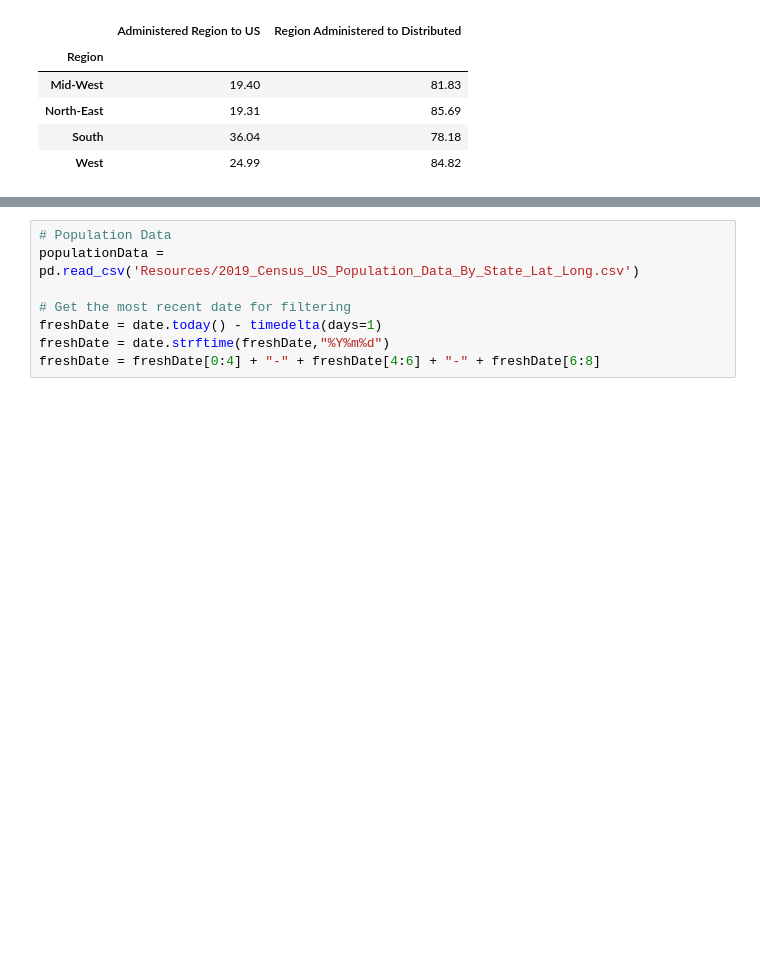
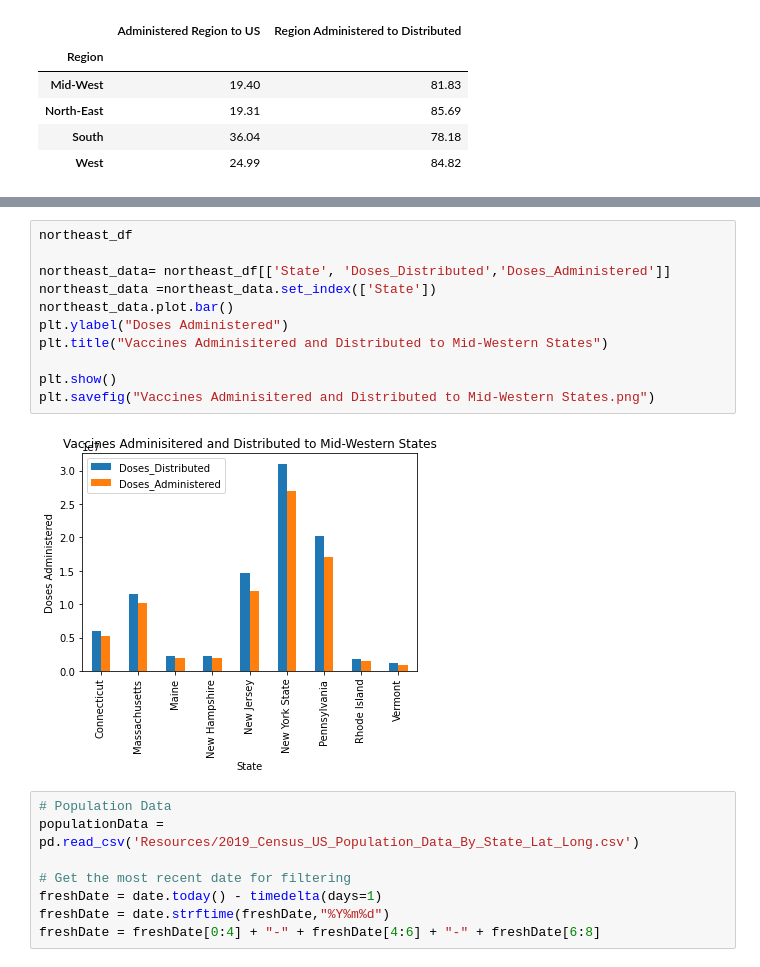
Before and after one commit to Ramsha2025/US-Vaccine-Tracker-Challenge, a Jupyter notebook: US-Vaccine-Tracker.ipynb, the cells around one changed output, grey strips where cells are left out. Drawn from its saved outputs; the diff is of its cells as text; blank space fills up the shorter version.

```diff
--- a/US-Vaccine-Tracker.ipynb
+++ b/US-Vaccine-Tracker.ipynb
@@ -264,3 +308,16 @@ plt.show()
+# %%
+northeast_df
+
+northeast_data= northeast_df[['State', 'Doses_Distributed','Doses_Administered']]
+northeast_data =northeast_data.set_index(['State'])
+northeast_data.plot.bar()
+plt.ylabel("Doses Administered")
+plt.title("Vaccines Adminisitered and Distributed to Mid-Western States")
+
+plt.show()
+plt.savefig("Vaccines Adminisitered and Distributed to Mid-Western States.png")
+# %% [output]
+[figure, added]
 # %%
 # Population Data
 populationData = pd.read_csv('Resources/2019_Census_US_Population_Data_By_State_Lat_Long.csv')
```
Also changed, not shown: parts of 10 cells of this notebook, 7 other files.
